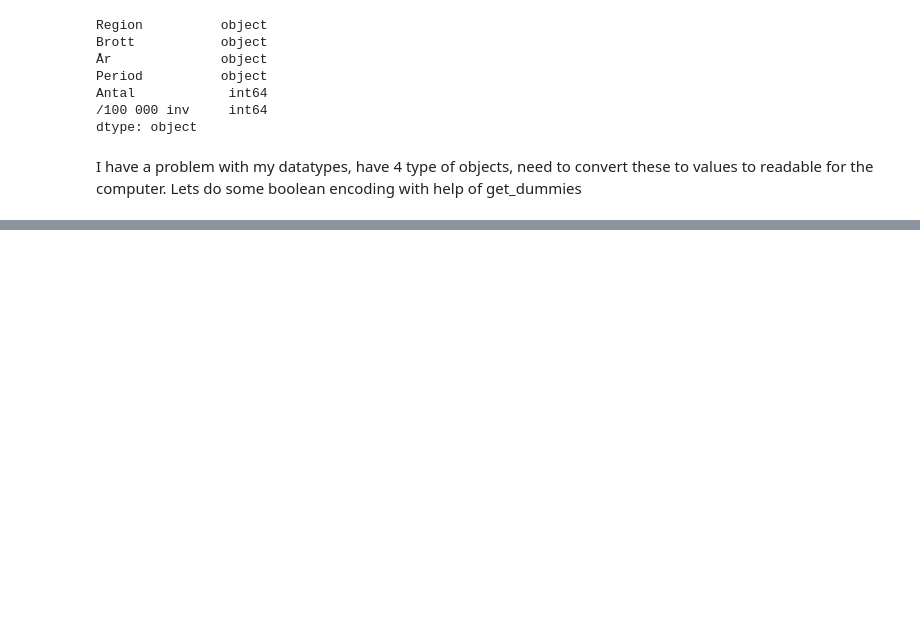
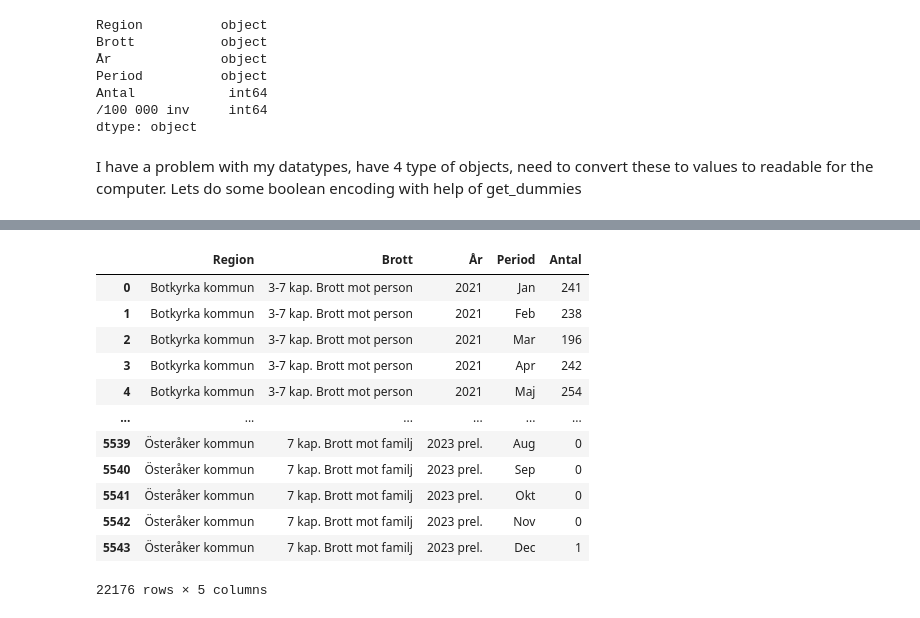
Before and after one commit to melane1978/PythonAiCourse, a Jupyter notebook: CrimeML/crimeML-1.ipynb, the cells around one changed output, grey strips where cells are left out. Drawn from its saved outputs; the diff is of its cells as text; code cells hidden in the pictures; blank space fills up the shorter version.

```diff
--- a/CrimeML/crimeML-1.ipynb
+++ b/CrimeML/crimeML-1.ipynb
@@ -246,0 +262,17 @@ memory usage: 5.6 MB
+# %%
+df.head()
+df.drop(columns=['/100 000 inv'])
+# %% [output]
+|  | Region | Brott | År | Period | Antal |
+| 0 | Botkyrka kommun | 3-7 kap. Brott mot person | 2021 | Jan | 241 |
+| 1 | Botkyrka kommun | 3-7 kap. Brott mot person | 2021 | Feb | 238 |
+| 2 | Botkyrka kommun | 3-7 kap. Brott mot person | 2021 | Mar | 196 |
+| 3 | Botkyrka kommun | 3-7 kap. Brott mot person | 2021 | Apr | 242 |
+| 4 | Botkyrka kommun | 3-7 kap. Brott mot person | 2021 | Maj | 254 |
+| ... | ... | ... | ... | ... | ... |
+| 5539 | Österåker kommun | 7 kap. Brott mot familj | 2023 prel. | Aug | 0 |
+| 5540 | Österåker kommun | 7 kap. Brott mot familj | 2023 prel. | Sep | 0 |
+| 5541 | Österåker kommun | 7 kap. Brott mot familj | 2023 prel. | Okt | 0 |
+| 5542 | Österåker kommun | 7 kap. Brott mot familj | 2023 prel. | Nov | 0 |
+| 5543 | Österåker kommun | 7 kap. Brott mot familj | 2023 prel. | Dec | 1 |
+22176 rows × 5 columns
```
Also changed, not shown: parts of 6 cells of this notebook.
